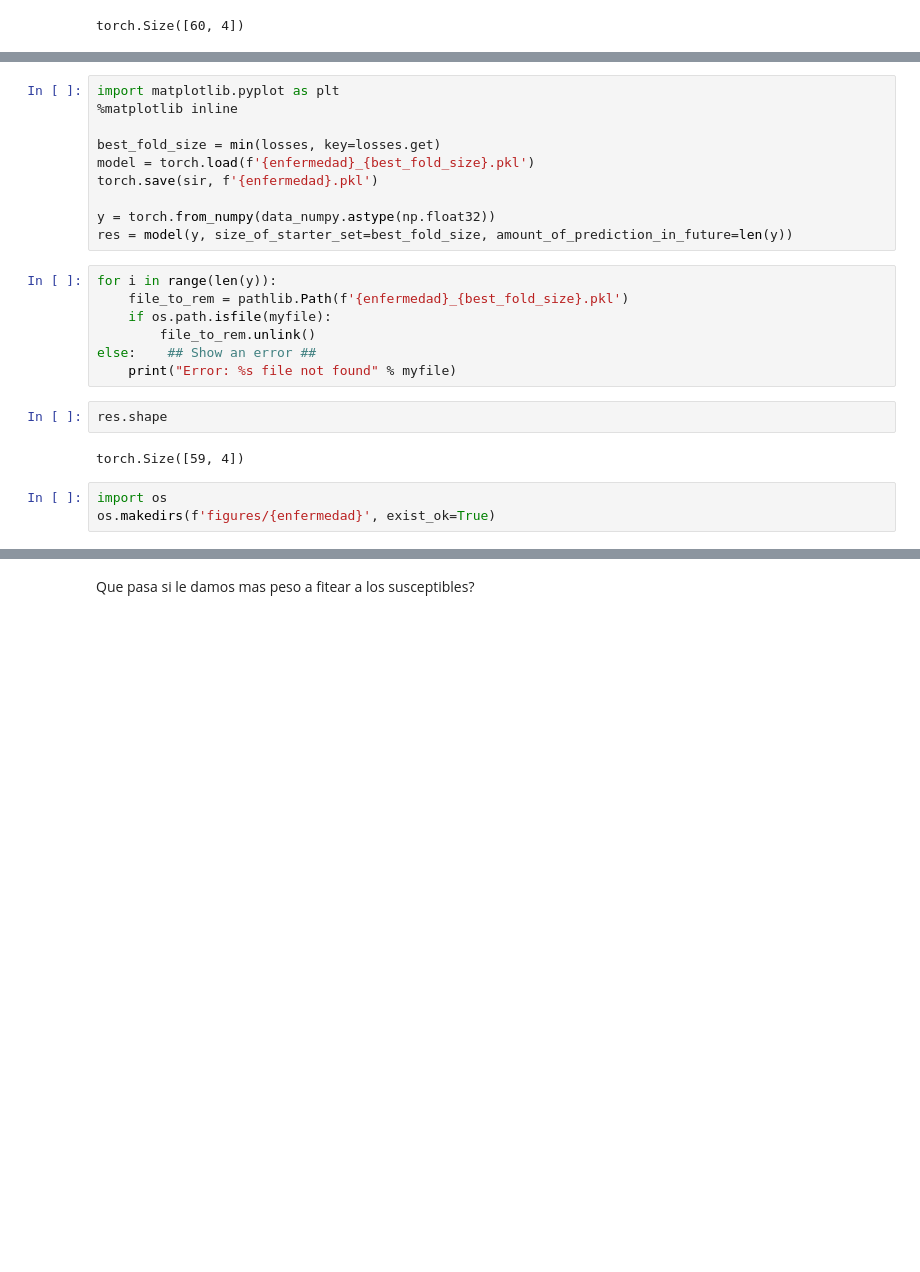
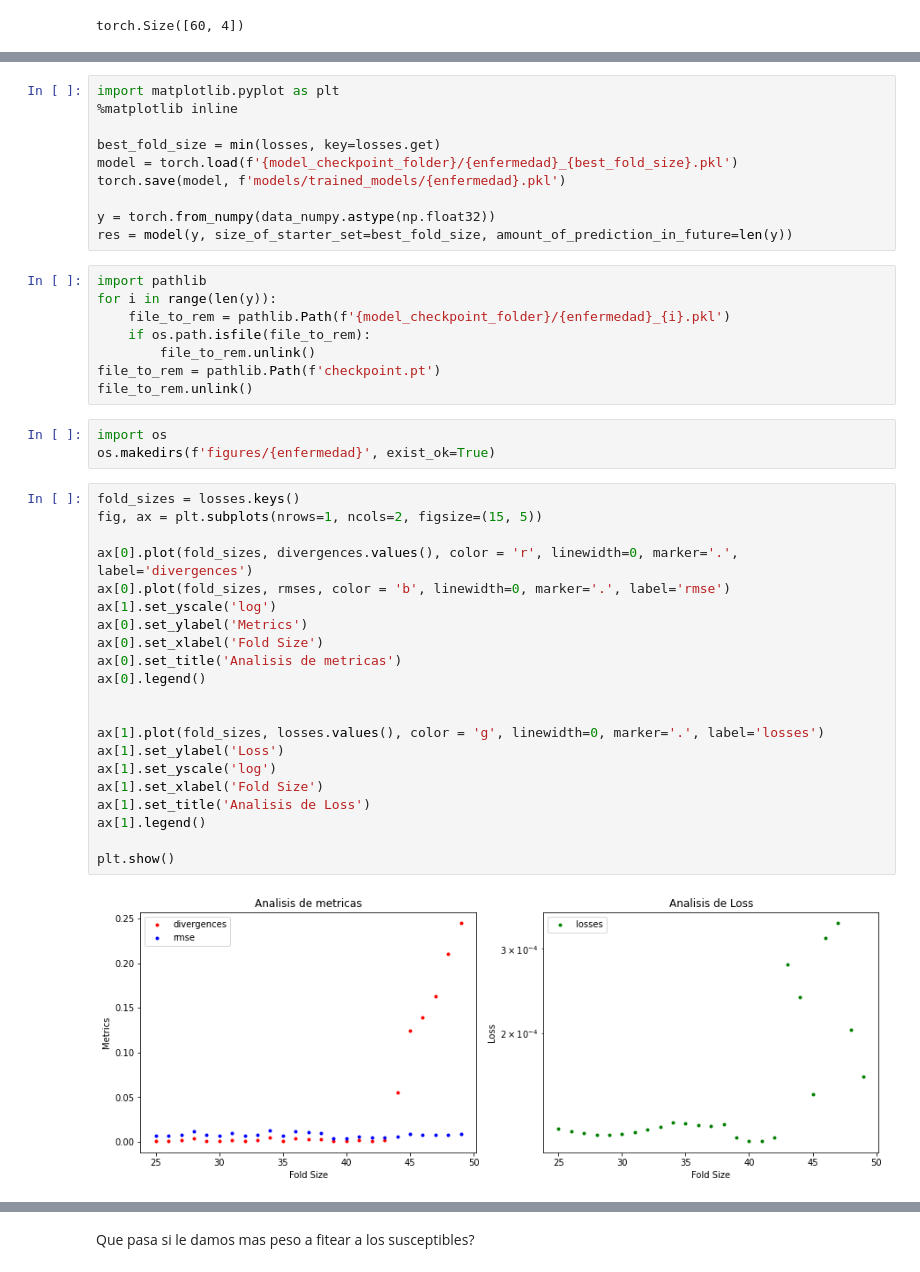
Before and after one commit to axel-sirota/simuladores-unlam, a Jupyter notebook: notebooks/SIRV_Pytorch-sarampion.ipynb, the cells around one changed output, grey strips where cells are left out. Cells and saved outputs as stored; diff of their text form; blank space fills up the shorter version.

```diff
--- a/notebooks/SIRV_Pytorch-sarampion.ipynb
+++ b/notebooks/SIRV_Pytorch-sarampion.ipynb
@@ -214,25 +219,45 @@ import matplotlib.pyplot as plt
 %matplotlib inline
 
 best_fold_size = min(losses, key=losses.get)
-model = torch.load(f'{enfermedad}_{best_fold_size}.pkl')
-torch.save(sir, f'{enfermedad}.pkl')
+model = torch.load(f'{model_checkpoint_folder}/{enfermedad}_{best_fold_size}.pkl')
+torch.save(model, f'models/trained_models/{enfermedad}.pkl')
 
 y = torch.from_numpy(data_numpy.astype(np.float32))
 res = model(y, size_of_starter_set=best_fold_size, amount_of_prediction_in_future=len(y))
-# %%
-for i in range(len(y)):
-    file_to_rem = pathlib.Path(f'{enfermedad}_{best_fold_size}.pkl')
-    if os.path.isfile(myfile):
-        file_to_rem.unlink()
-else:    ## Show an error ##
-    print("Error: %s file not found" % myfile)
 # %%
-res.shape
+import pathlib
+for i in range(len(y)):
+    file_to_rem = pathlib.Path(f'{model_checkpoint_folder}/{enfermedad}_{i}.pkl')
+    if os.path.isfile(file_to_rem):
+        file_to_rem.unlink()
+file_to_rem = pathlib.Path(f'checkpoint.pt')
+file_to_rem.unlink()
-# %% [output]
-torch.Size([59, 4])
 # %%
 import os
 os.makedirs(f'figures/{enfermedad}', exist_ok=True)
+# %%
+fold_sizes = losses.keys()
+fig, ax = plt.subplots(nrows=1, ncols=2, figsize=(15, 5))
+
+ax[0].plot(fold_sizes, divergences.values(), color = 'r', linewidth=0, marker='.', label='divergences')
+ax[0].plot(fold_sizes, rmses, color = 'b', linewidth=0, marker='.', label='rmse')
+ax[1].set_yscale('log')
+ax[0].set_ylabel('Metrics')
+ax[0].set_xlabel('Fold Size')
+ax[0].set_title('Analisis de metricas')
+ax[0].legend()
+
+
+ax[1].plot(fold_sizes, losses.values(), color = 'g', linewidth=0, marker='.', label='losses')
+ax[1].set_ylabel('Loss')
+ax[1].set_yscale('log')
+ax[1].set_xlabel('Fold Size')
+ax[1].set_title('Analisis de Loss')
+ax[1].legend()
+
+plt.show()
+# %% [output]
+[figure, added]
 # %%
 predicted_susceptible = res[:,0].detach().numpy()
 real_susceptible = y[:,0].detach().numpy()
```
Also changed, not shown: parts of 20 cells of this notebook, 16 other files.
